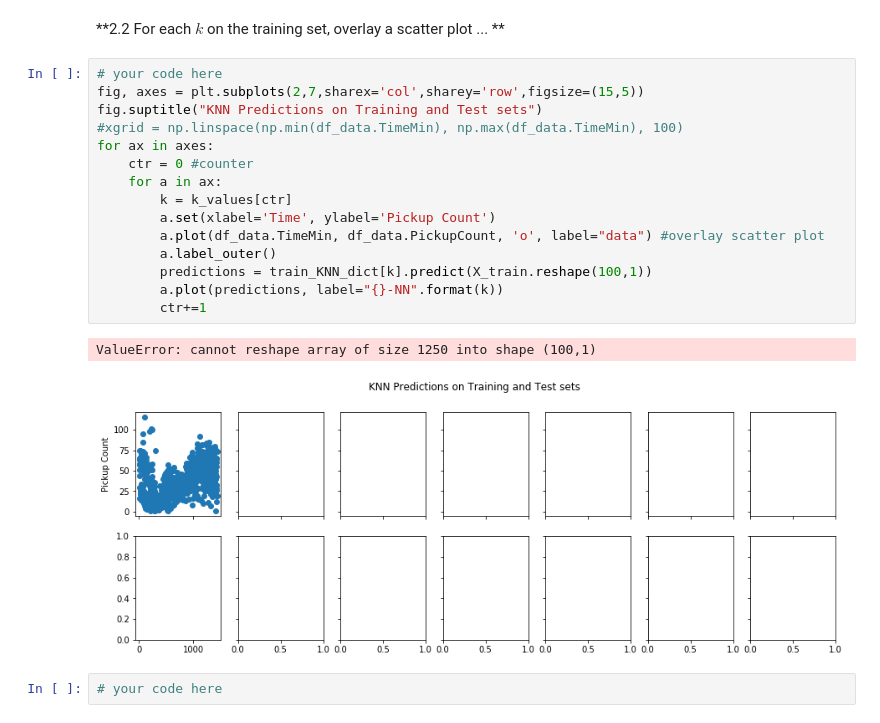
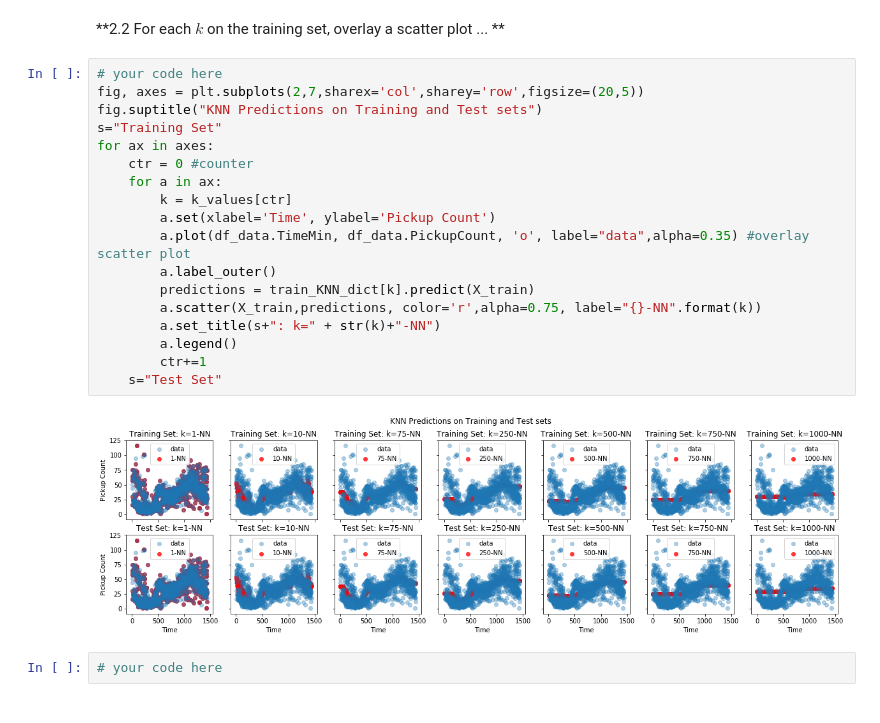
Before and after one commit to tmaounis/cs109a_hw2, a Jupyter notebook: cs109a_hw2_109.ipynb, the cells around one changed output. Cells and saved outputs as stored; diff of their text form.

```diff
--- a/cs109a_hw2_109.ipynb
+++ b/cs109a_hw2_109.ipynb
@@ -147,22 +147,24 @@ train_KNN_dict = get_KNNmodels(train_data)
 **2.2 For each $k$ on the training set, overlay a scatter plot ... **
 # %%
 # your code here
-fig, axes = plt.subplots(2,7,sharex='col',sharey='row',figsize=(15,5))
+fig, axes = plt.subplots(2,7,sharex='col',sharey='row',figsize=(20,5))
 fig.suptitle("KNN Predictions on Training and Test sets")
-#xgrid = np.linspace(np.min(df_data.TimeMin), np.max(df_data.TimeMin), 100)
+s="Training Set"
 for ax in axes:
     ctr = 0 #counter
     for a in ax:
         k = k_values[ctr]
         a.set(xlabel='Time', ylabel='Pickup Count')
-        a.plot(df_data.TimeMin, df_data.PickupCount, 'o', label="data") #overlay scatter plot
+        a.plot(df_data.TimeMin, df_data.PickupCount, 'o', label="data",alpha=0.35) #overlay scatter plot
         a.label_outer()
-        predictions = train_KNN_dict[k].predict(X_train.reshape(100,1))
-        a.plot(predictions, label="{}-NN".format(k))
+        predictions = train_KNN_dict[k].predict(X_train)
+        a.scatter(X_train,predictions, color='r',alpha=0.75, label="{}-NN".format(k))
+        a.set_title(s+": k=" + str(k)+"-NN")
+        a.legend()
         ctr+=1
+    s="Test Set"
 # %% [output]
-ValueError: cannot reshape array of size 1250 into shape (100,1)
-[figure, old version]
+[figure, new version]
 # %%
 # your code here
 # %%
```
Also changed, not shown: parts of 3 cells of this notebook, 1 other file.
